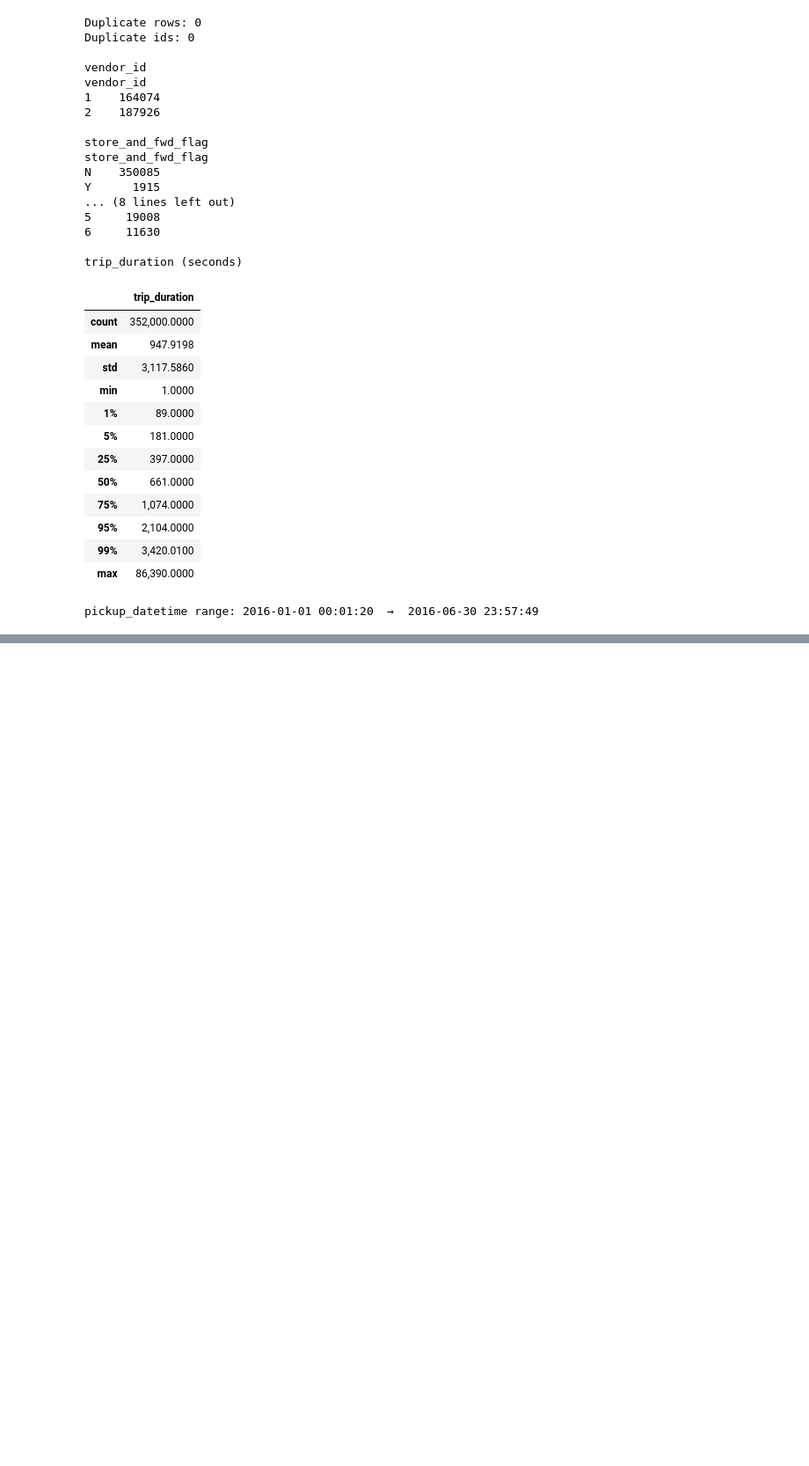
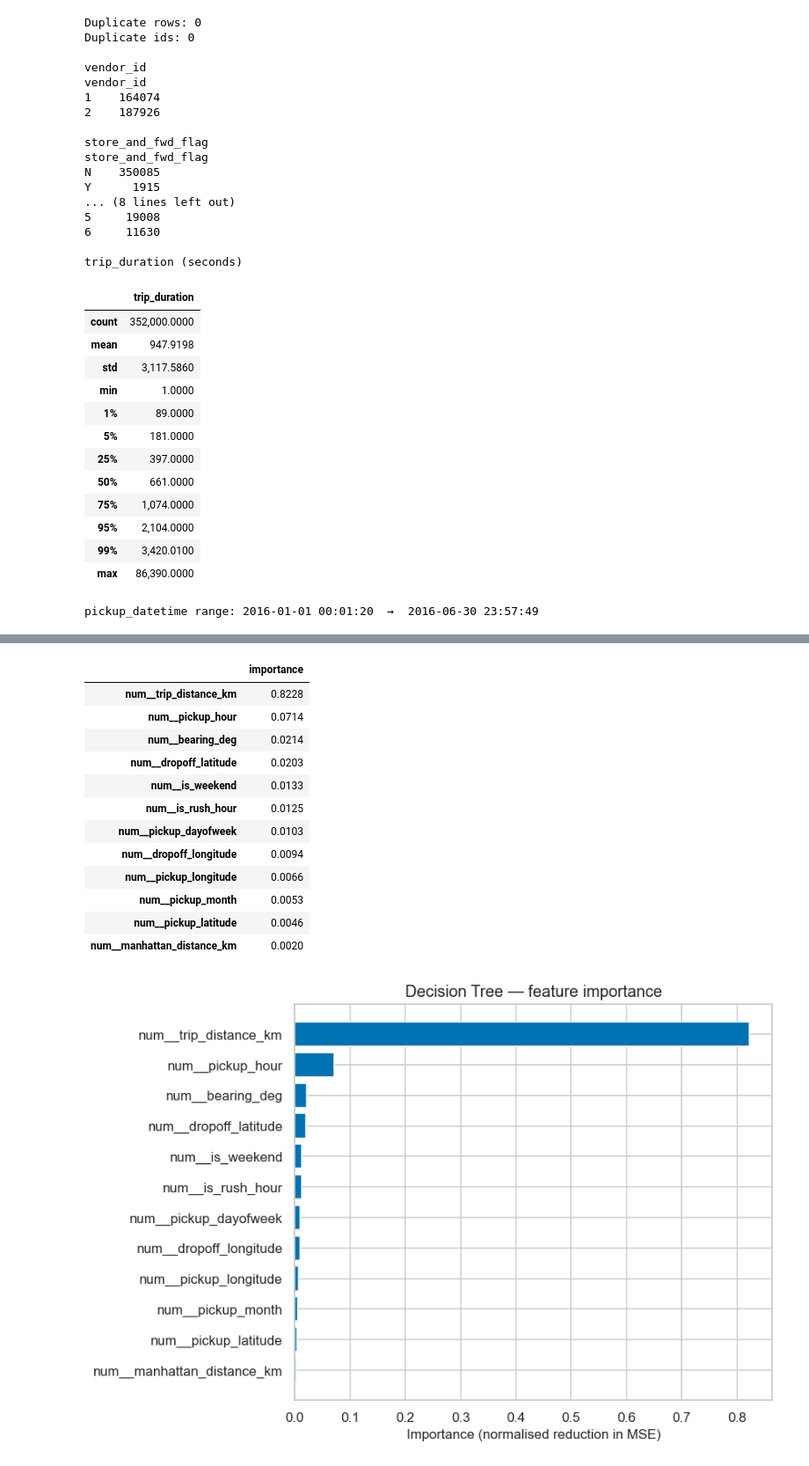
Before and after one commit to SathanRK/ML_CAPSTONE, a Jupyter notebook: review1.ipynb, the cells around one changed output, grey strips where cells are left out. Shown at 88% size. Saved outputs shown, nothing was run; the diff lists cells and outputs as text; code cells hidden in the pictures; blank space fills up the shorter version.

```diff
--- a/review1.ipynb
+++ b/review1.ipynb
@@ -712,0 +957,23 @@ First processed feature names:
+# %%
+progress("Cluster G", "Decision Tree")
+tree = DecisionTreeRegressor(
+    max_depth=12,
+    min_samples_leaf=50,
+    random_state=RANDOM_STATE,
+)
+tree, _, _ = evaluate("Decision Tree Regressor", tree, X_train_p, y_train)
+
+tree_imp = (
+    pd.Series(tree.feature_importances_, index=feature_names)
+    .sort_values(ascending=False)
+    .to_frame("importance")
+)
+display(tree_imp.head(12))
+
+fig, ax = plt.subplots(figsize=(8, 5.5))
+top = tree_imp.head(12).iloc[::-1]
+ax.barh(top.index, top["importance"], color=sns.color_palette("colorblind")[0])
+ax.set_title("Decision Tree — feature importance")
+ax.set_xlabel("Importance (normalised reduction in MSE)")
+finalise(fig)
+# %% [output]
@@ -712,0 +986,14 @@ First processed feature names:
+|  | importance |
+| num__trip_distance_km | 0.8228 |
+| num__pickup_hour | 0.0714 |
+| num__bearing_deg | 0.0214 |
+| num__dropoff_latitude | 0.0203 |
+| num__is_weekend | 0.0133 |
+| num__is_rush_hour | 0.0125 |
+| num__pickup_dayofweek | 0.0103 |
+| num__dropoff_longitude | 0.0094 |
+| num__pickup_longitude | 0.0066 |
+| num__pickup_month | 0.0053 |
+| num__pickup_latitude | 0.0046 |
+| num__manhattan_distance_km | 0.0020 |
+[figure, added]
```
Also changed, not shown: parts of 38 cells of this notebook, 2 other files.
